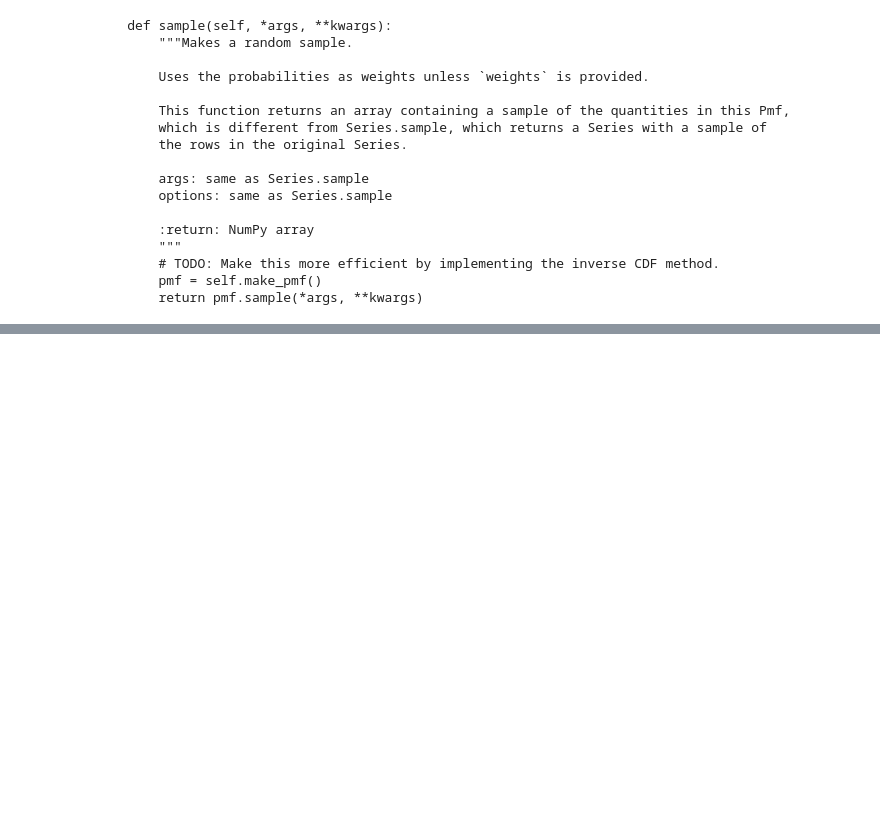
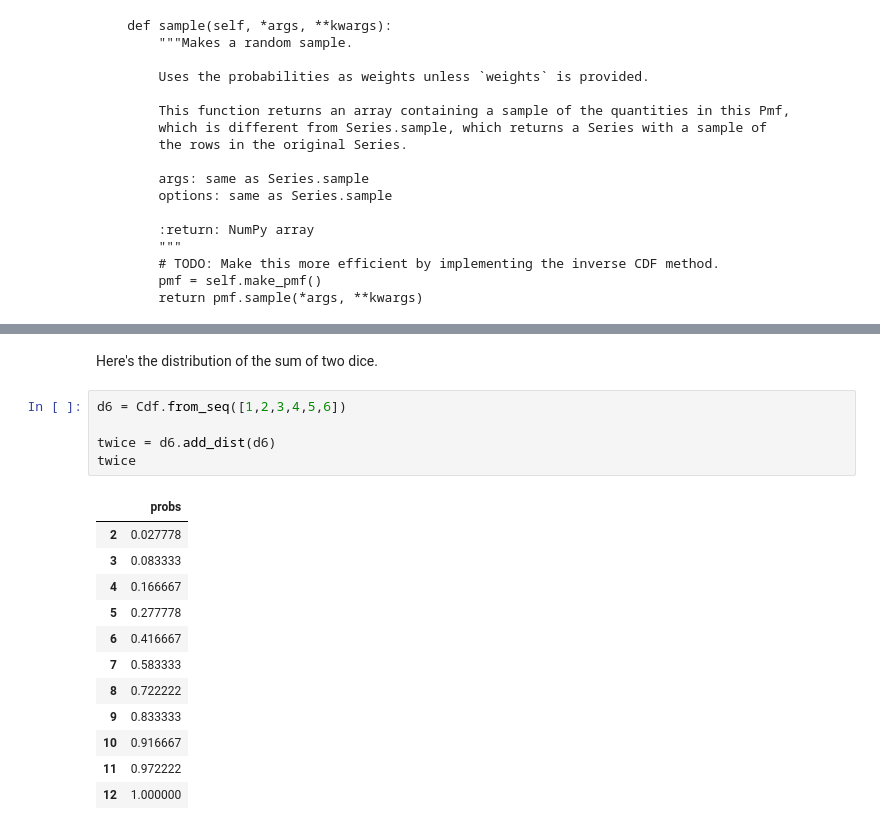
Before and after one commit to AllenDowney/empiricaldist, a Jupyter notebook: empyrical_dist/cdf.ipynb, the cells around one changed output, grey strips where cells are left out. Drawn from its saved outputs; the diff is of its cells as text; blank space fills up the shorter version.

```diff
--- a/empyrical_dist/cdf.ipynb
+++ b/empyrical_dist/cdf.ipynb
@@ -576,0 +610,20 @@ array([3, 1, 2, 5, 4, 6, 2, 2, 4, 2])
+# %% [markdown]
+Here's the distribution of the sum of two dice.
+# %%
+d6 = Cdf.from_seq([1,2,3,4,5,6])
+
+twice = d6.add_dist(d6)
+twice
+# %% [output]
+|  | probs |
+| 2 | 0.027778 |
+| 3 | 0.083333 |
+| 4 | 0.166667 |
+| 5 | 0.277778 |
+| 6 | 0.416667 |
+| 7 | 0.583333 |
+| 8 | 0.722222 |
+| 9 | 0.833333 |
+| 10 | 0.916667 |
+| 11 | 0.972222 |
+| 12 | 1.000000 |
```
Also changed, not shown: parts of 34 cells of this notebook.
